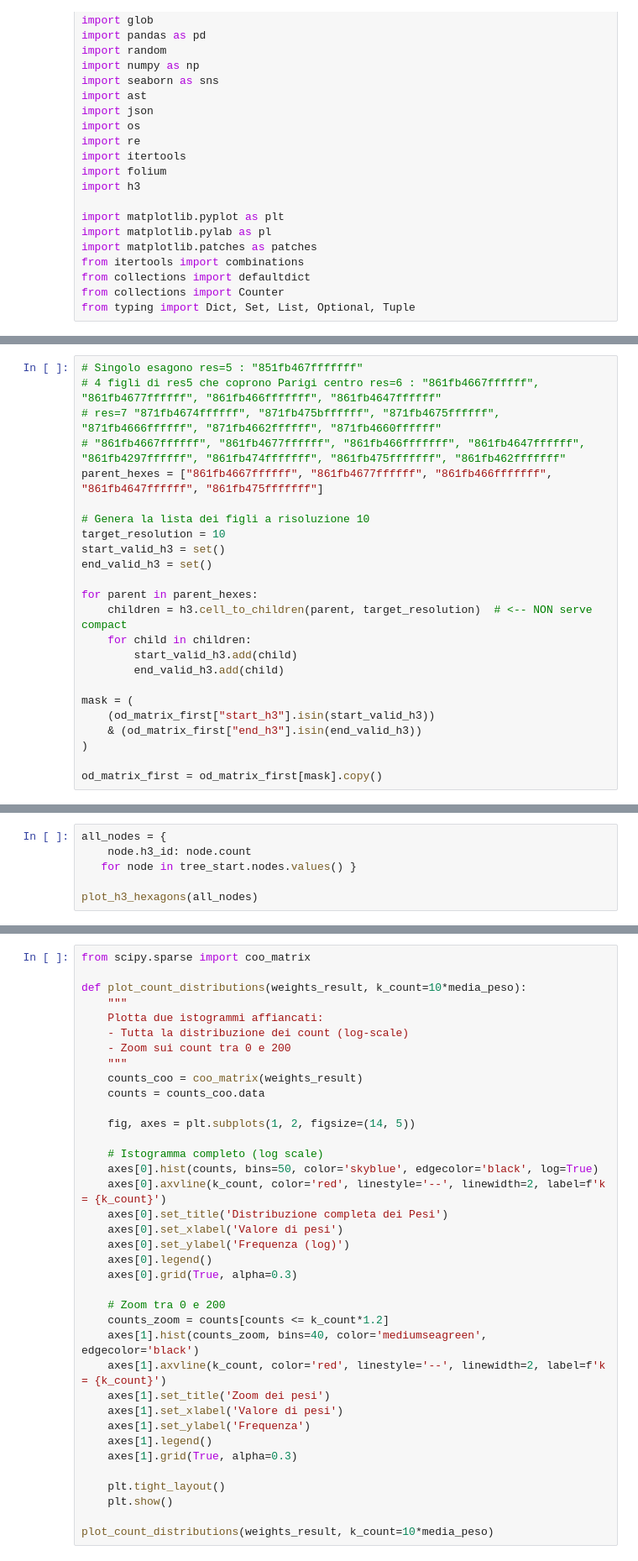
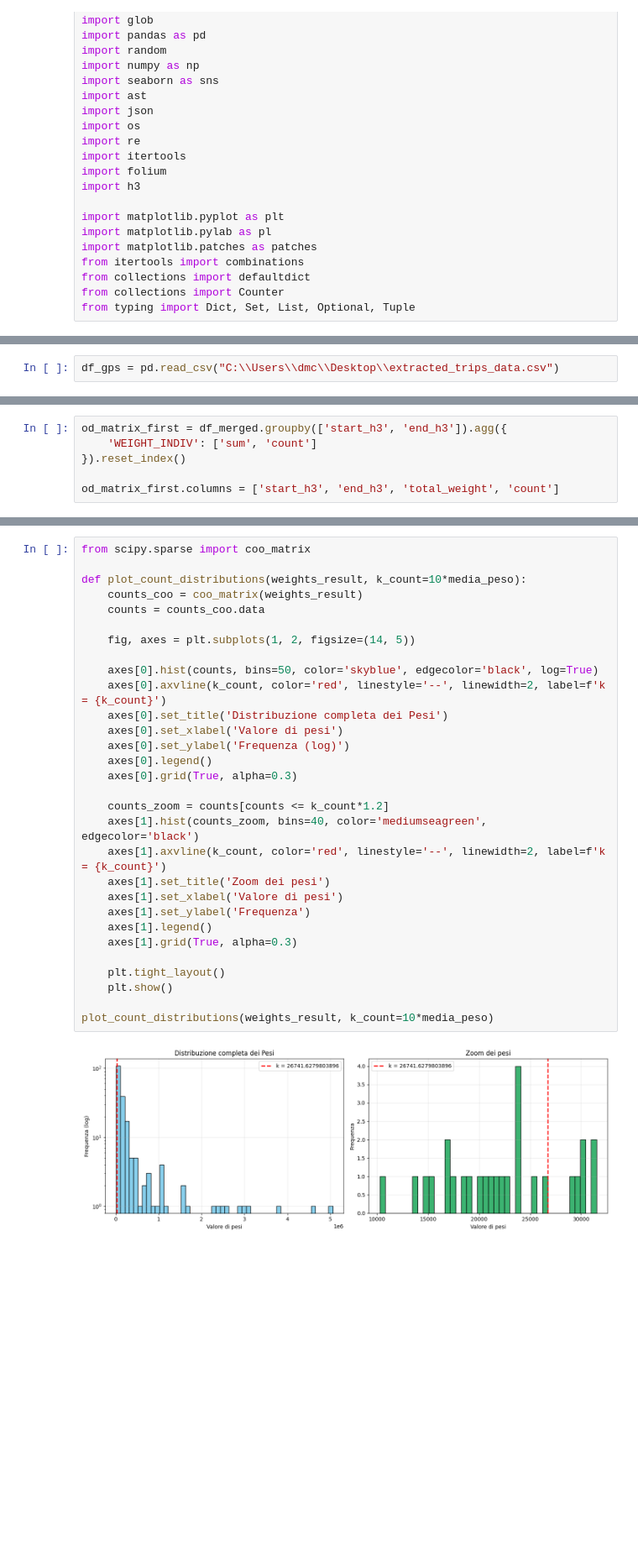
Before and after one commit to SmartData-Polito/ODkAnon, a Jupyter notebook: ODkAnon.ipynb, the cells around one changed output, grey strips where cells are left out. Shown at 84% size. Saved outputs shown, nothing was run; the diff lists cells and outputs as text; blank space fills up the shorter version.

```diff
--- a/ODkAnon.ipynb
+++ b/ODkAnon.ipynb
@@ -27 +30,3 @@ from typing import Dict, Set, List, Optional, Tuple
+# %%
+df_gps = pd.read_csv("C:\\Users\\dmc\\Desktop\\extracted_trips_data.csv")
 # %%
@@ -57,24 +53,6 @@ od_matrix_first.columns = ['start_h3', 'end_h3', 'total_weight', 'count']
 # %%
-# Singolo esagono res=5 : "851fb467fffffff"
-# 4 figli di res5 che coprono Parigi centro res=6 : "861fb4667ffffff", "861fb4677ffffff", "861fb466fffffff", "861fb4647ffffff"
-# res=7 "871fb4674ffffff", "871fb475bffffff", "871fb4675ffffff", "871fb4666ffffff", "871fb4662ffffff", "871fb4660ffffff"
-# "861fb4667ffffff", "861fb4677ffffff", "861fb466fffffff", "861fb4647ffffff", "861fb4297ffffff", "861fb474fffffff", "861fb475fffffff", "861fb462fffffff"
-parent_hexes = ["861fb4667ffffff", "861fb4677ffffff", "861fb466fffffff", "861fb4647ffffff", "861fb475fffffff"]
+od_matrix_first = df_merged.groupby(['start_h3', 'end_h3']).agg({
+    'WEIGHT_INDIV': ['sum', 'count']
+}).reset_index()
 
-# Genera la lista dei figli a risoluzione 10
-target_resolution = 10
-start_valid_h3 = set()
-end_valid_h3 = set()
-
-for parent in parent_hexes:
-    children = h3.cell_to_children(parent, target_resolution)  # <-- NON serve compact
-    for child in children:
-        start_valid_h3.add(child)
-        end_valid_h3.add(child)
-
-mask = (
-    (od_matrix_first["start_h3"].isin(start_valid_h3))
-    & (od_matrix_first["end_h3"].isin(end_valid_h3))
-)
-
-od_matrix_first = od_matrix_first[mask].copy()
+od_matrix_first.columns = ['start_h3', 'end_h3', 'total_weight', 'count']
@@ -300,9 +234,3 @@ def plot_h3_hexagons(hex_counts: dict, map_center=None, color_map='YlOrRd', zoom
-# %%
-all_nodes = {
-    node.h3_id: node.count
-   for node in tree_start.nodes.values() }
-
-plot_h3_hexagons(all_nodes)
 # %%
 from collections import defaultdict, Counter
 from typing import Dict, Set, List, Optional, Tuple
@@ -921,40 +821,35 @@ count_stats, weight_stats = analyzer.print_summary_report()
 # %%
 from scipy.sparse import coo_matrix
 
 def plot_count_distributions(weights_result, k_count=10*media_peso):
-    """
-    Plotta due istogrammi affiancati:
-    - Tutta la distribuzione dei count (log-scale)
-    - Zoom sui count tra 0 e 200
-    """
     counts_coo = coo_matrix(weights_result)
     counts = counts_coo.data
 
     fig, axes = plt.subplots(1, 2, figsize=(14, 5))
 
-    # Istogramma completo (log scale)
     axes[0].hist(counts, bins=50, color='skyblue', edgecolor='black', log=True)
     axes[0].axvline(k_count, color='red', linestyle='--', linewidth=2, label=f'k = {k_count}')
     axes[0].set_title('Distribuzione completa dei Pesi')
     axes[0].set_xlabel('Valore di pesi')
     axes[0].set_ylabel('Frequenza (log)')
     axes[0].legend()
     axes[0].grid(True, alpha=0.3)
 
-    # Zoom tra 0 e 200
     counts_zoom = counts[counts <= k_count*1.2]
     axes[1].hist(counts_zoom, bins=40, color='mediumseagreen', edgecolor='black')
     axes[1].axvline(k_count, color='red', linestyle='--', linewidth=2, label=f'k = {k_count}')
     axes[1].set_title('Zoom dei pesi')
     axes[1].set_xlabel('Valore di pesi')
     axes[1].set_ylabel('Frequenza')
     axes[1].legend()
     axes[1].grid(True, alpha=0.3)
 
     plt.tight_layout()
     plt.show()
 
 plot_count_distributions(weights_result, k_count=10*media_peso)
+# %% [output]
+[figure, added]
 # %%
 import folium
 import h3
```
Also changed, not shown: parts of 37 cells of this notebook, 1 other file.
